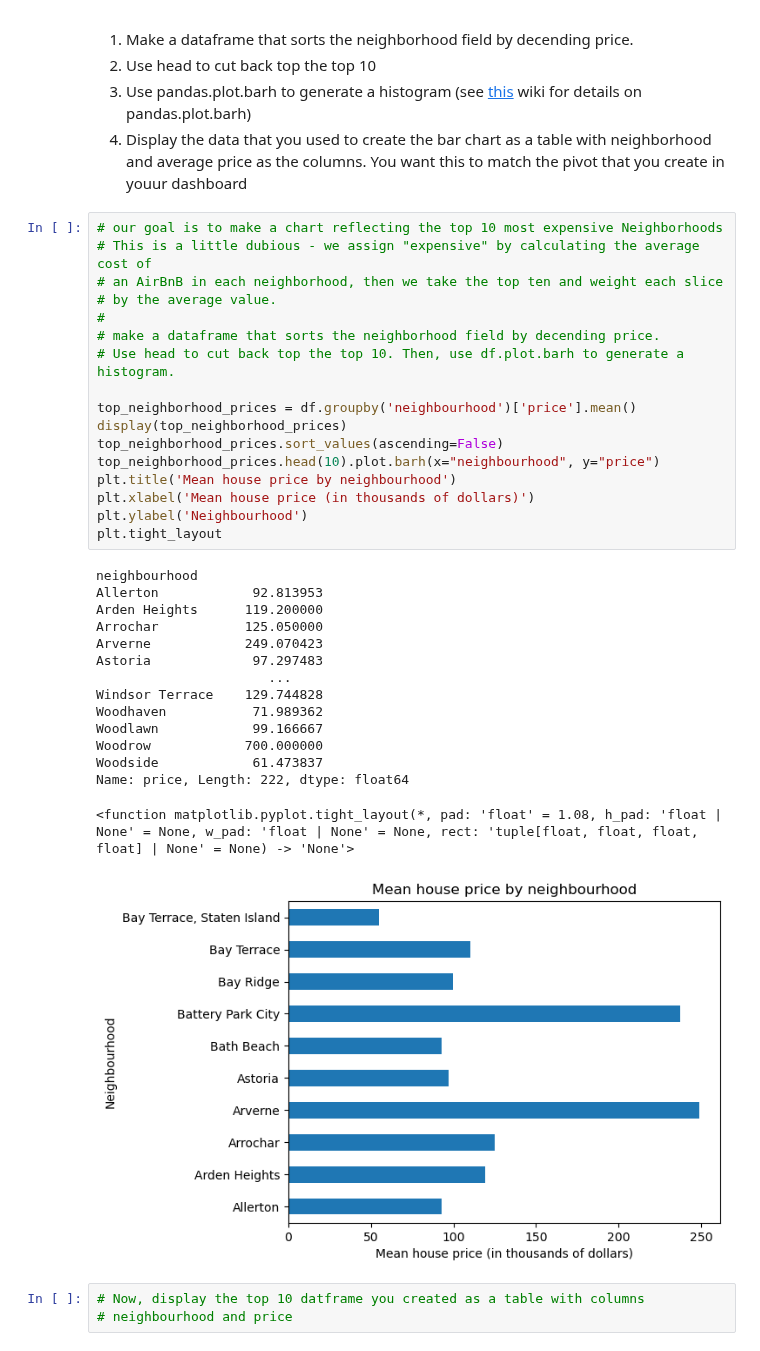
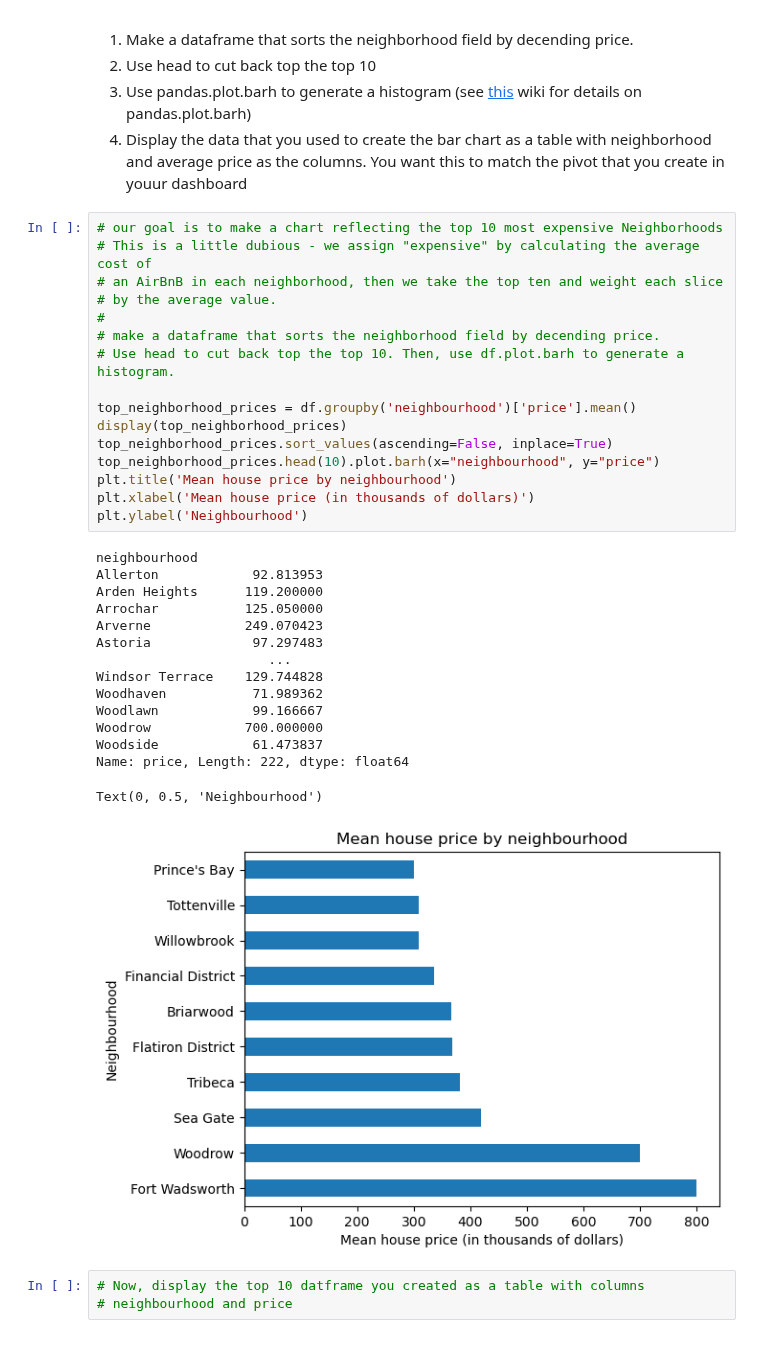
Before and after one commit to availe/CTP-Data-Science, a Jupyter notebook: Week-03-Data_Analytics-Data_Viz-BI_tools/Exercise-RD.ipynb, the cells around one changed output. Cells and saved outputs as stored; diff of their text form.

```diff
--- a/Week-03-Data_Analytics-Data_Viz-BI_tools/Exercise-RD.ipynb
+++ b/Week-03-Data_Analytics-Data_Viz-BI_tools/Exercise-RD.ipynb
@@ -18,36 +18,35 @@ an AirBnB in each neighborhood.
 # %%
 # our goal is to make a chart reflecting the top 10 most expensive Neighborhoods
 # This is a little dubious - we assign "expensive" by calculating the average cost of
 # an AirBnB in each neighborhood, then we take the top ten and weight each slice
 # by the average value.
 #
 # make a dataframe that sorts the neighborhood field by decending price.
 # Use head to cut back top the top 10. Then, use df.plot.barh to generate a histogram.
 
 top_neighborhood_prices = df.groupby('neighbourhood')['price'].mean()
 display(top_neighborhood_prices)
-top_neighborhood_prices.sort_values(ascending=False)
+top_neighborhood_prices.sort_values(ascending=False, inplace=True)
 top_neighborhood_prices.head(10).plot.barh(x="neighbourhood", y="price")
 plt.title('Mean house price by neighbourhood')
 plt.xlabel('Mean house price (in thousands of dollars)')
 plt.ylabel('Neighbourhood')
-plt.tight_layout
 # %% [output]
 neighbourhood
 Allerton            92.813953
 Arden Heights      119.200000
 Arrochar           125.050000
 Arverne            249.070423
 Astoria             97.297483
                       ...
 Windsor Terrace    129.744828
 Woodhaven           71.989362
 Woodlawn            99.166667
 Woodrow            700.000000
 Woodside            61.473837
 Name: price, Length: 222, dtype: float64
-<function matplotlib.pyplot.tight_layout(*, pad: 'float' = 1.08, h_pad: 'float | None' = None, w_pad: 'float | None' = None, rect: 'tuple[float, float, float, float] | None' = None) -> 'None'>
+Text(0, 0.5, 'Neighbourhood')
-[figure, old version]
+[figure, new version]
 # %%
 # Now, display the top 10 datframe you created as a table with columns
 # neighbourhood and price
```
